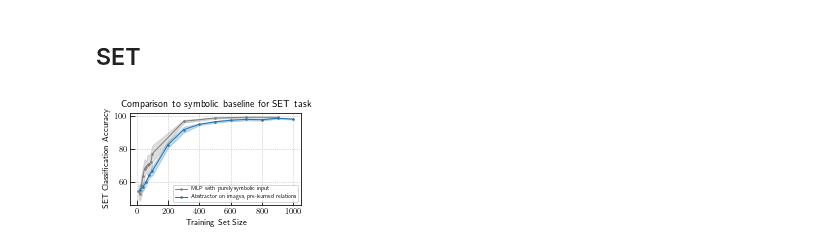
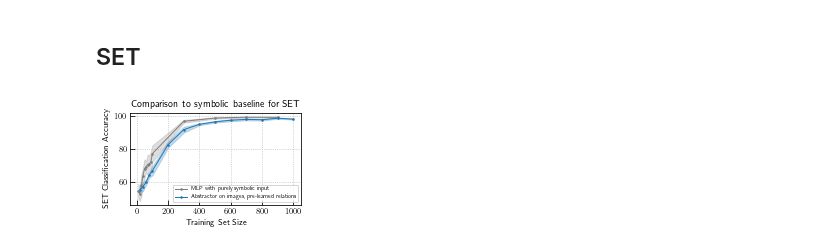
Before and after one commit to jdlafferty/relational, a Jupyter notebook: paper/paper_figures/create_figures_jdl.ipynb, the cells around one changed output. Cells and saved outputs as stored; diff of their text form; code cells hidden in the pictures.

```diff
--- a/paper/paper_figures/create_figures_jdl.ipynb
+++ b/paper/paper_figures/create_figures_jdl.ipynb
@@ -201,7 +201,7 @@ for group, group_name in label_map.items():
 ax.set_xlabel('Noise Level');
 ax.set_ylabel('Sorting Accuracy');
 ax.legend(loc='upper right', fontsize='x-small', fancybox=True, frameon=True, framealpha=0.8);
-ax.set_title('Robustness to Random Linear Transformations');
+ax.set_title('Robustness to Random Transformations');
 ax.grid(linestyle='dotted')
 fig.set_tight_layout(True)
 fig.savefig(f'{save_dir}/multiplicative_robustness.pdf')
@@ -212,31 +212,31 @@ fig.savefig(f'{save_dir}/multiplicative_robustness.pdf')
 # %%
 def plot_symbolic_comparison(pretrained_n, pretrained_accs, scratch_n, scratch_accs):
     import scipy.stats
     scratch_accuracy = np.mean(scratch_accs, axis=1)
     scratch_acc_sem = scipy.stats.sem(scratch_accs, axis=1)
     pretrained_accuracy = np.mean(pretrained_accs, axis=1)
     pretrained_acc_sem = scipy.stats.sem(pretrained_accs, axis=1)
     fig, ax = plt.subplots(figsize=(3,2))
     ax.plot(scratch_n, scratch_accuracy, **plot_kwargs, c=color_map['Ablation Model'], label='MLP with purely symbolic input')
     ax.fill_between(scratch_n, scratch_accuracy - 2*scratch_acc_sem,
         scratch_accuracy + 2*scratch_acc_sem, color=color_map['Ablation Model'], **errband_kwargs)
     ax.plot(pretrained_n, pretrained_accuracy, c=color_map['Abstractor'], label='Abstractor on images, pre-learned relations', **plot_kwargs)
     ax.fill_between(pretrained_n, pretrained_accuracy - 2*pretrained_acc_sem,
         pretrained_accuracy + 2*pretrained_acc_sem, color=color_map['Abstractor'], **errband_kwargs)
     ax.set_xlabel('Training Set Size')
     ax.legend(loc='lower right', fontsize='x-small', fancybox=True, frameon=True, framealpha=0.8);
     ax.set_ylabel('SET Classification Accuracy')
-    ax.set_title("Comparison to symbolic baseline for SET task")
+    ax.set_title("Comparison to symbolic baseline for SET")
     ax.grid(linestyle='dotted',linewidth=.7)
     fig.set_tight_layout(True)
     fig.savefig(f'{save_dir}/set_symbolic_vs_abstractor.pdf')
     plt.show()
 
 dat = np.load('symbolic_vs_abstractor_run4.npz')
 train_sizes = dat['train_sizes']
 accs = dat['accs']
 symbolic_train_sizes = dat['symbolic_train_sizes']
 symbolic_accs = dat['symbolic_accs']
 plot_symbolic_comparison(train_sizes, accs, symbolic_train_sizes, symbolic_accs)
 # %% [output]
-[figure, old version]
+[figure, new version]
```
Also changed, not shown: parts of 1 cell of this notebook.
